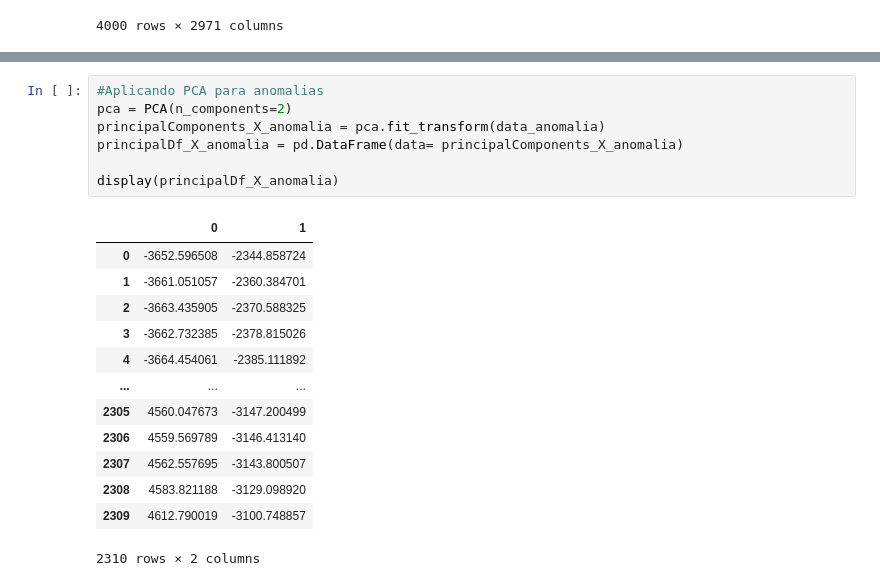
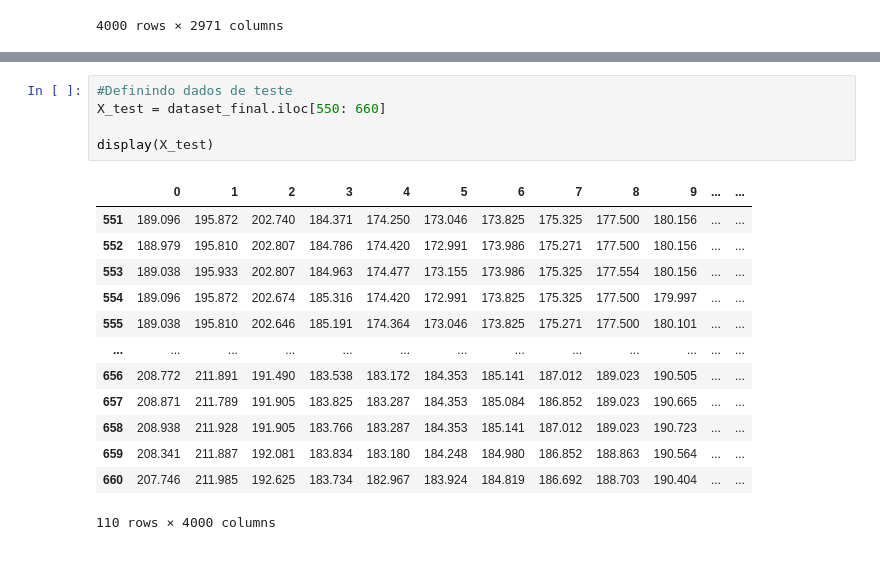
Before and after one commit to AlxDev-hub/Deteccao_novidades_LOF, a Jupyter notebook: Aplicacao_LOF-Novelty_PZT.ipynb, the cells around one changed output, grey strips where cells are left out. Drawn from its saved outputs; the diff is of its cells as text.

```diff
--- a/Aplicacao_LOF-Novelty_PZT.ipynb
+++ b/Aplicacao_LOF-Novelty_PZT.ipynb
@@ -146,21 +85,19 @@ display(data_anomalia)
-# %%
-#Aplicando PCA para anomalias
-pca = PCA(n_components=2)
-principalComponents_X_anomalia = pca.fit_transform(data_anomalia)
-principalDf_X_anomalia = pd.DataFrame(data= principalComponents_X_anomalia)
-
-display(principalDf_X_anomalia)
-# %% [output]
-|  | 0 | 1 |
-| 0 | -3652.596508 | -2344.858724 |
-| 1 | -3661.051057 | -2360.384701 |
-| 2 | -3663.435905 | -2370.588325 |
-| 3 | -3662.732385 | -2378.815026 |
-| 4 | -3664.454061 | -2385.111892 |
-| ... | ... | ... |
-| 2305 | 4560.047673 | -3147.200499 |
-| 2306 | 4559.569789 | -3146.413140 |
-| 2307 | 4562.557695 | -3143.800507 |
-| 2308 | 4583.821188 | -3129.098920 |
-| 2309 | 4612.790019 | -3100.748857 |
-2310 rows × 2 columns
+# %%
+#Definindo dados de teste
+X_test = dataset_final.iloc[550: 660]
+
+display(X_test)
+# %% [output]
+|  | 0 | 1 | 2 | 3 | 4 | 5 | 6 | 7 | 8 | 9 | ... | ... |
+| 551 | 189.096 | 195.872 | 202.740 | 184.371 | 174.250 | 173.046 | 173.825 | 175.325 | 177.500 | 180.156 | ... | ... |
+| 552 | 188.979 | 195.810 | 202.807 | 184.786 | 174.420 | 172.991 | 173.986 | 175.271 | 177.500 | 180.156 | ... | ... |
+| 553 | 189.038 | 195.933 | 202.807 | 184.963 | 174.477 | 173.155 | 173.986 | 175.325 | 177.554 | 180.156 | ... | ... |
+| 554 | 189.096 | 195.872 | 202.674 | 185.316 | 174.420 | 172.991 | 173.825 | 175.325 | 177.500 | 179.997 | ... | ... |
+| 555 | 189.038 | 195.810 | 202.646 | 185.191 | 174.364 | 173.046 | 173.825 | 175.271 | 177.500 | 180.101 | ... | ... |
+| ... | ... | ... | ... | ... | ... | ... | ... | ... | ... | ... | ... | ... |
+| 656 | 208.772 | 211.891 | 191.490 | 183.538 | 183.172 | 184.353 | 185.141 | 187.012 | 189.023 | 190.505 | ... | ... |
+| 657 | 208.871 | 211.789 | 191.905 | 183.825 | 183.287 | 184.353 | 185.084 | 186.852 | 189.023 | 190.665 | ... | ... |
+| 658 | 208.938 | 211.928 | 191.905 | 183.766 | 183.287 | 184.353 | 185.141 | 187.012 | 189.023 | 190.723 | ... | ... |
+| 659 | 208.341 | 211.887 | 192.081 | 183.834 | 183.180 | 184.248 | 184.980 | 186.852 | 188.863 | 190.564 | ... | ... |
+| 660 | 207.746 | 211.985 | 192.625 | 183.734 | 182.967 | 183.924 | 184.819 | 186.692 | 188.703 | 190.404 | ... | ... |
+110 rows × 4000 columns
```
Also changed, not shown: parts of 15 cells of this notebook.
